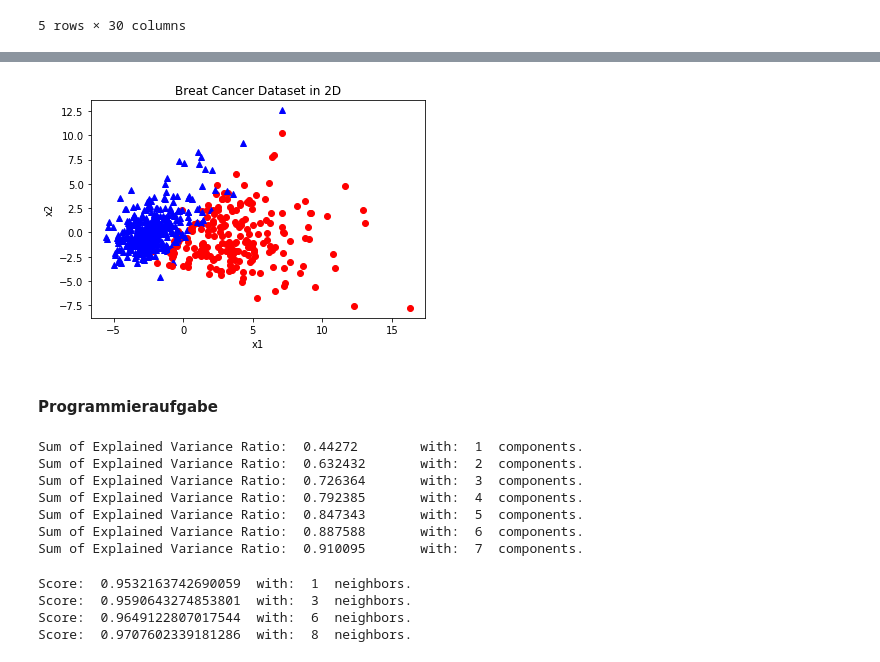
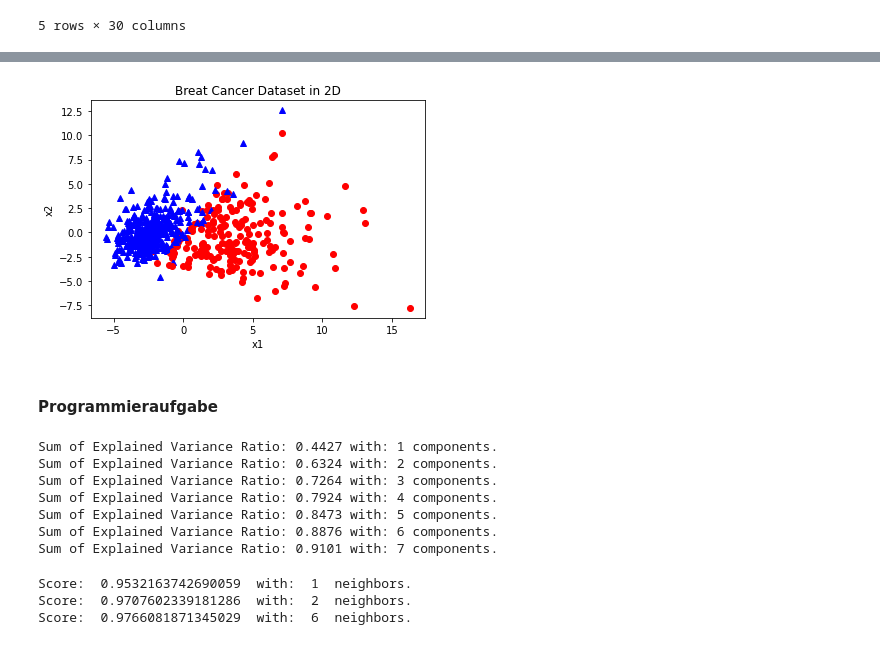
Before and after one commit to franneck94/UdemyML, a Jupyter notebook: Chapter7_FeatureReduction/PCAExercise/PCASklearn_solution.ipynb, the cells around one changed output, grey strips where cells are left out. Cells and saved outputs as stored; diff of their text form; code cells hidden in the pictures.

```diff
--- a/Chapter7_FeatureReduction/PCAExercise/PCASklearn_solution.ipynb
+++ b/Chapter7_FeatureReduction/PCAExercise/PCASklearn_solution.ipynb
@@ -25,15 +28,12 @@ df.head()
 x = dataset.data
 y = dataset.target
 # %%
-# Whiten the data
-from sklearn.preprocessing import StandardScaler
-
 scaler = StandardScaler()
 scaler.fit(x)
-x = scaler.transform(x)
+x_transformed = scaler.transform(x)
 
-print("Mean:\n", scaler.mean_)
-print("Var:\n", scaler.var_)
-print("Samples seen: ", scaler.n_samples_seen_)
+print(f"Mean:\n{scaler.mean_}")
+print(f"Var:\n{scaler.var_}")
+print(f"Samples seen: {scaler.n_samples_seen_}")
 # %% [output]
 Mean:
@@ -70,10 +74,6 @@ Example from Dataset after Whitening:
 # %%
-# Import PCA from Sklearn
-from sklearn.decomposition import PCA
-
 n_components = 3
 pca = PCA(n_components=n_components, copy=True)
-pca.fit(x)
-
-transformed_x = pca.transform(x)
+pca.fit(x_transformed)
+x_pca = pca.transform(x_transformed)
 # %%
@@ -106,44 +104,41 @@ Sum of Explained Variance Ratio:  0.7263637090866762
 # %%
-# Plot the new 2D Data
-
-for index, point in enumerate(transformed_x):
+for index, point in enumerate(x_pca):
     if y[index] == 0:
         plt.plot(point[0], point[1], color="red", marker="o")
     else:
         plt.plot(point[0], point[1], color="blue", marker="^")
 
 plt.xlabel("x1")
 plt.ylabel("x2")
 plt.title("Breat Cancer Dataset in 2D")
 plt.show()
 # %% [output]
-[figure, old version]
+[figure, new version]
 # %% [markdown]
 #### Programmieraufgabe
 # %%
 # Aufgabe 1:
 # Find die Anzahl an Dimensionen, um 90% der Varianz "zu erklären"
 
-for i in range(1, 29):
-    n_components = i
+for n_components in range(1, 29):
     pca = PCA(n_components=n_components, copy=True)
-    pca.fit(x)
-
+    pca.fit(x_transformed)
     explained_variance_ratio = sum(pca.explained_variance_ratio_)
 
-    if explained_variance_ratio > 0.92:
+    print(f"Sum of Explained Variance Ratio: {round(explained_variance_ratio, 4)} with: {n_components} components.")
+
+    if explained_variance_ratio > 0.90:
         break
     else:
         best_explained_variance_ratio = explained_variance_ratio
-        print("Sum of Explained Variance Ratio: ", round(explained_variance_ratio, 6), "\t with: ", n_components, " components.")
 # %% [output]
-Sum of Explained Variance Ratio:  0.44272        with:  1  components.
-Sum of Explained Variance Ratio:  0.632432       with:  2  components.
-Sum of Explained Variance Ratio:  0.726364       with:  3  components.
-Sum of Explained Variance Ratio:  0.792385       with:  4  components.
-Sum of Explained Variance Ratio:  0.847343       with:  5  components.
-Sum of Explained Variance Ratio:  0.887588       with:  6  components.
-Sum of Explained Variance Ratio:  0.910095       with:  7  components.
+Sum of Explained Variance Ratio: 0.4427 with: 1 components.
+Sum of Explained Variance Ratio: 0.6324 with: 2 components.
+Sum of Explained Variance Ratio: 0.7264 with: 3 components.
+Sum of Explained Variance Ratio: 0.7924 with: 4 components.
+Sum of Explained Variance Ratio: 0.8473 with: 5 components.
+Sum of Explained Variance Ratio: 0.8876 with: 6 components.
+Sum of Explained Variance Ratio: 0.9101 with: 7 components.
 # %%
 # Aufgabe 2:
 # Wende das gefundene Setup auf die Daten an
@@ -164,8 +159,7 @@ x_train, x_test, y_train, y_test = train_test_split(transformed_x, y, random_sta
 from sklearn.neighbors import KNeighborsClassifier
 
 best_score = 0.0
-
-for i in range(1, 10):
+for i in range(1, 11):
     n_neighbors = i
     neigh = KNeighborsClassifier(n_neighbors=n_neighbors)
     neigh.fit(x_train, y_train)
@@ -176,8 +170,7 @@ for i in range(1, 10):
         print("Score: ", score, " with: ", n_neighbors, " neighbors.")
 # %% [output]
 Score:  0.9532163742690059  with:  1  neighbors.
-Score:  0.9590643274853801  with:  3  neighbors.
-Score:  0.9649122807017544  with:  6  neighbors.
-Score:  0.9707602339181286  with:  8  neighbors.
+Score:  0.9707602339181286  with:  2  neighbors.
+Score:  0.9766081871345029  with:  6  neighbors.
 # %%
 # Aufgabe 5:
```
Also changed, not shown: parts of 14 cells of this notebook, 5 other files.
